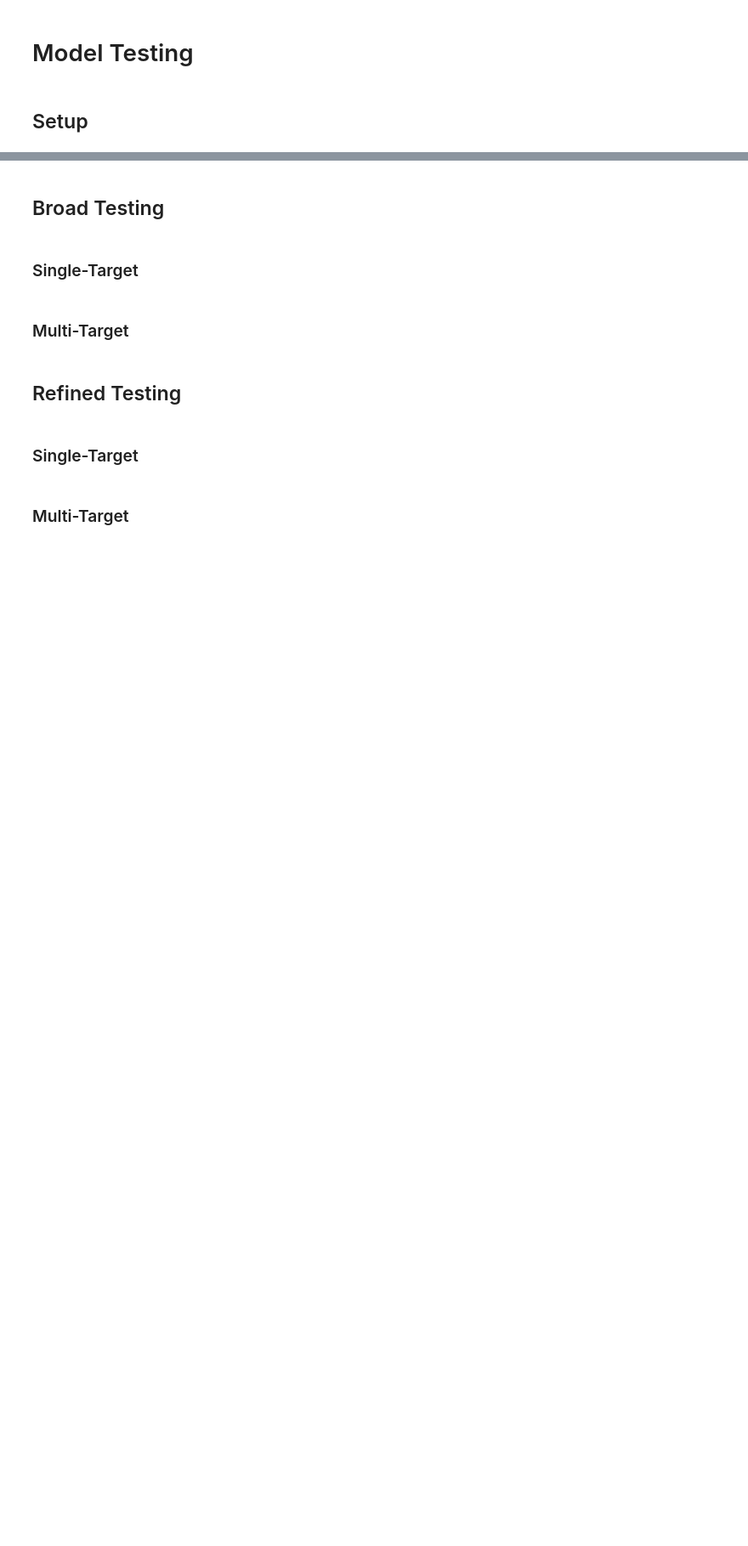
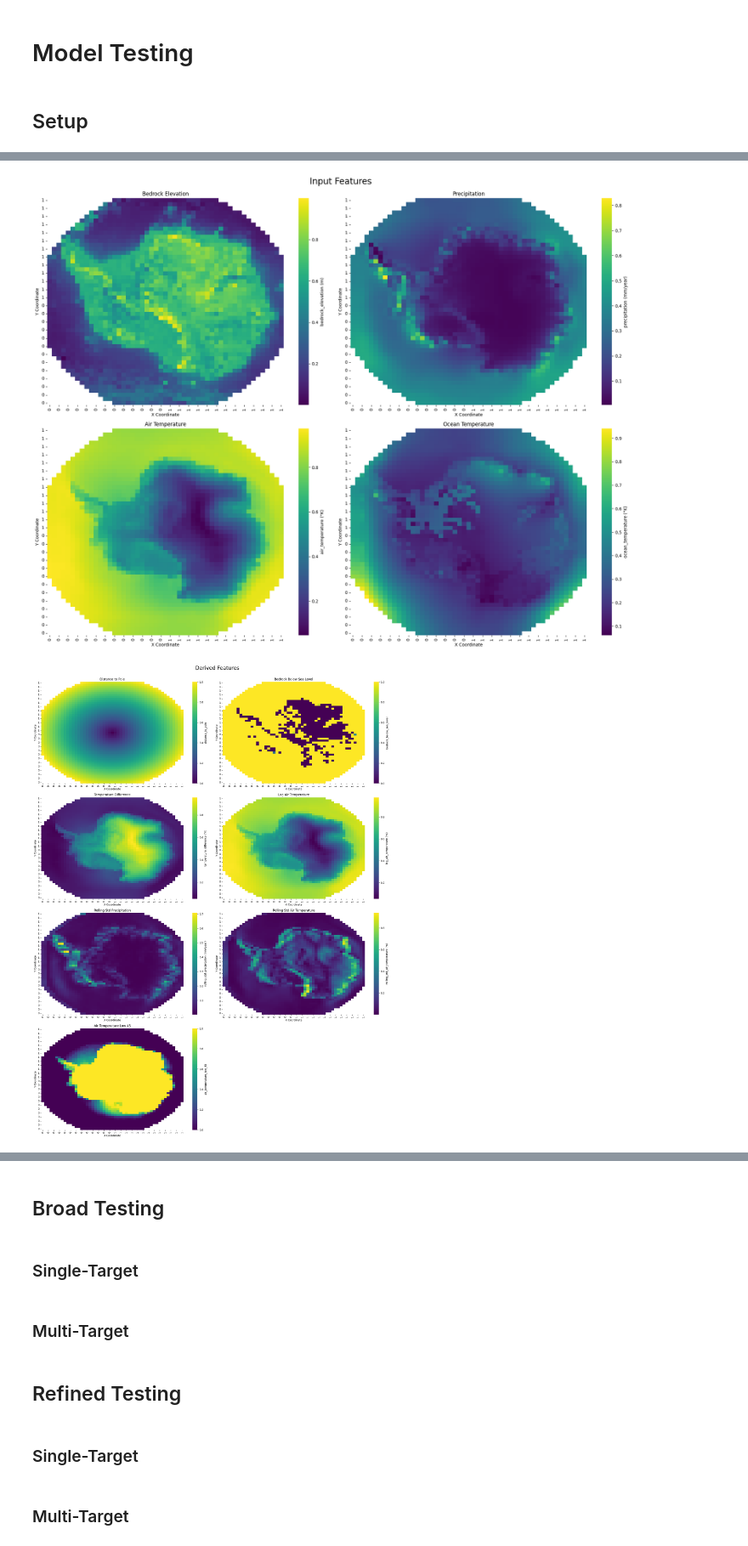
Before and after one commit to sam-mata/BSc-Hons, a Jupyter notebook: model-evaluation.ipynb, the cells around one changed output, grey strips where cells are left out. Shown at 85% size. Cells and saved outputs as stored; diff of their text form; code cells hidden in the pictures; blank space fills up the shorter version.

```diff
--- a/model-evaluation.ipynb
+++ b/model-evaluation.ipynb
@@ -113,0 +75,52 @@ Number of multi-target models: 11
+# %%
+df_test = df[df['set'] == 'test'].copy()
+df_test = rescale_features(df_test, test_scales)
+
+input_features = ['bedrock_elevation', 'precipitation', 'air_temperature', 'ocean_temperature']
+input_titles = ['Bedrock Elevation', 'Precipitation', 'Air Temperature', 'Ocean Temperature']
+input_units = ['m', 'mm/year', '°K', '°K']
+
+derived_features = ['distance_to_pole', 'bedrock_below_sea_level', 'temperature_difference',
+                    'log_air_temperature', 'rolling_std_precipitation', 'rolling_std_air_temperature',
+                    'air_temperature_low_45']
+derived_titles = ['Distance to Pole', 'Bedrock Below Sea Level', 'Temperature Difference',
+                    'Log Air Temperature', 'Rolling Std Precipitation', 'Rolling Std Air Temperature',
+                    'Air Temperature Low 45']
+derived_units = ['', '', '°K', '°K', 'mm/year', '°K', '']
+
+target_features = ['ice_thickness', 'ice_velocity', 'ice_mask']
+target_titles = ['Ice Thickness', 'Ice Velocity', 'Ice Mask']
+target_units = ['m', 'm/year', '']
+
+input_features = ['bedrock_elevation', 'precipitation', 'air_temperature', 'ocean_temperature']
+input_titles = ['Bedrock Elevation', 'Precipitation', 'Air Temperature', 'Ocean Temperature']
+input_units = ['m', 'mm/year', '°K', '°K']
+
+derived_features = ['distance_to_pole', 'bedrock_below_sea_level', 'temperature_difference',
+                    'log_air_temperature', 'rolling_std_precipitation', 'rolling_std_air_temperature',
+                    'air_temperature_low_45']
+derived_titles = ['Distance to Pole', 'Bedrock Below Sea Level', 'Temperature Difference',
+                    'Log Air Temperature', 'Rolling Std Precipitation', 'Rolling Std Air Temperature',
+                    'Air Temperature Low 45']
+derived_units = ['', '', '°K', '°K', 'mm/year', '°K', '']
+
+target_features = ['ice_thickness', 'ice_velocity', 'ice_mask']
+target_titles = ['Ice Thickness', 'Ice Velocity', 'Ice Mask']
+target_units = ['m', 'm/year', '']
+
+input_plot = plot_group_averaged_spatial_heatmap(df, input_features, input_titles, input_units, figsize=(20, 15))
+input_plot.suptitle('Input Features', fontsize=20, y=1.02)
+input_plot.savefig('out/images/input_features_heatmaps.png', dpi=300, bbox_inches='tight')
+
+derived_plot = plot_group_averaged_spatial_heatmap(df, derived_features, derived_titles, derived_units, figsize=(20, 25))
+derived_plot.suptitle('Derived Features', fontsize=20, y=1.02)
+derived_plot.savefig('out/images/derived_features_heatmaps.png', dpi=300, bbox_inches='tight')
+
+target_plot = plot_group_averaged_spatial_heatmap(df, target_features, target_titles, target_units, figsize=(20, 15))
+target_plot.suptitle('Target Outputs', fontsize=20, y=1.02)
+target_plot.savefig('out/images/target_outputs_heatmaps.png', dpi=300, bbox_inches='tight')
+
+plt.show()
+# %% [output]
+[figure, added]
+[figure, added]
```
Also changed, not shown: parts of 4 cells of this notebook.
